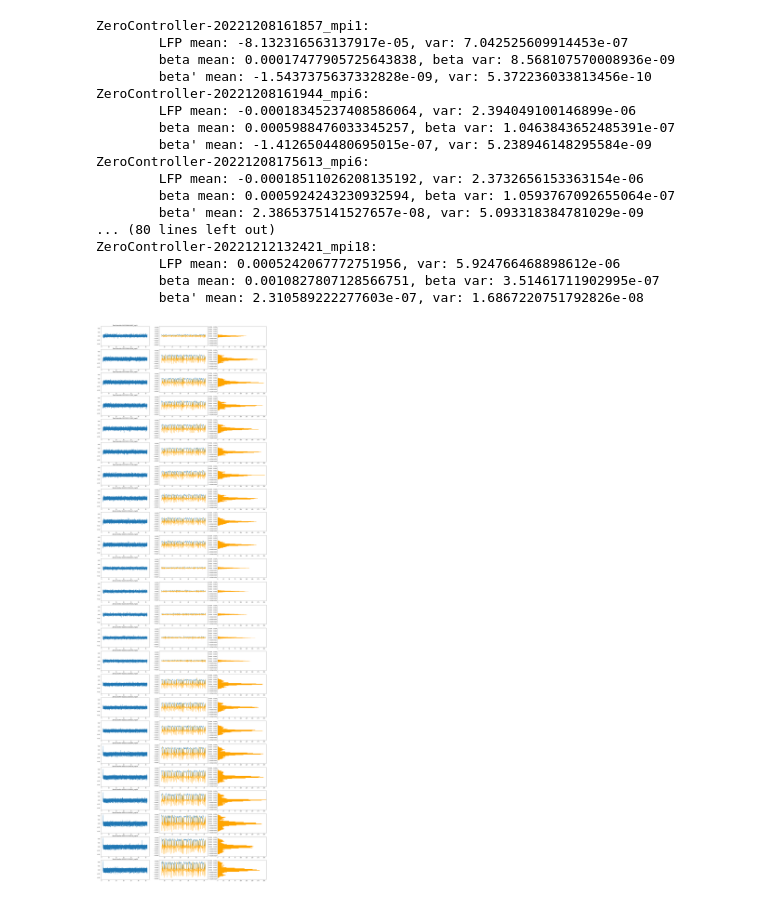
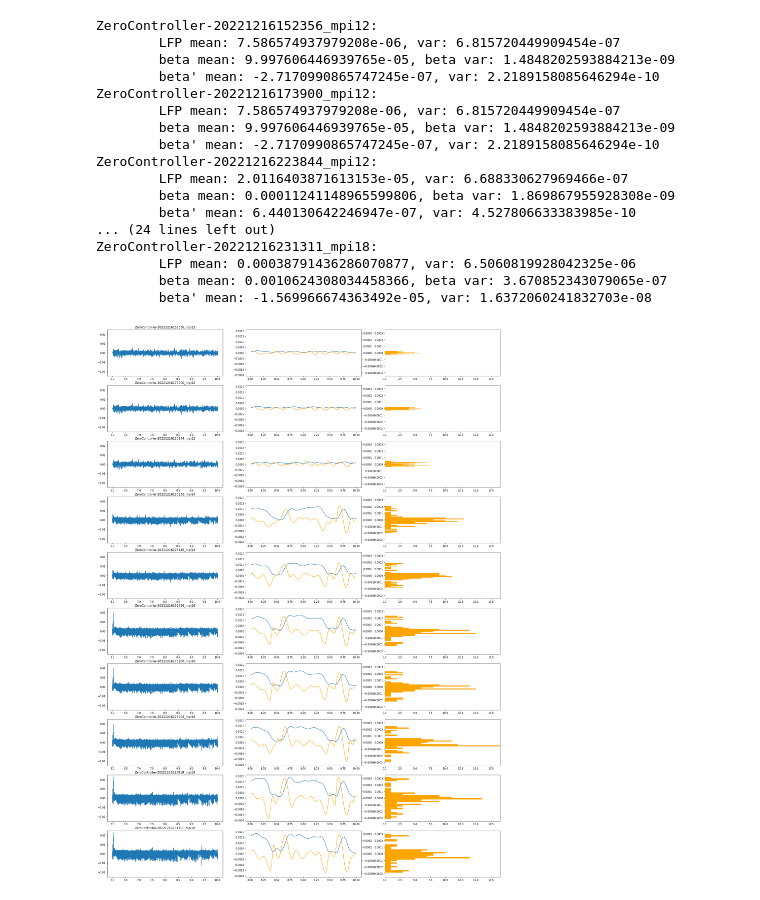
Before and after one commit to silvanx/CBG_Model_Fleming, a Jupyter notebook: Cortex_BasalGanglia_DBS_model/Simulation_Output_Results/plot_lfp_params.ipynb, the cells around one changed output. Drawn from its saved outputs; the diff is of its cells as text; code cells hidden in the pictures.

Commit message:
Plotting LFP and STN membrane voltage stats

```diff
--- a/Cortex_BasalGanglia_DBS_model/Simulation_Output_Results/plot_lfp_params.ipynb
+++ b/Cortex_BasalGanglia_DBS_model/Simulation_Output_Results/plot_lfp_params.ipynb
@@ -7,7 +7,7 @@ import numpy as np
 import pandas as pd
 import seaborn as sns
 # %%
-dir = Path('Zero_MPI_comparison/30s/')
+dir = Path('Zero_MPI_comparison/4s/')
 # %%
 res_dirs = [d for d in dir.iterdir() if d.is_dir()]
 res_dirs.sort(key=lambda s: int(s.name.split('_mpi')[-1]))
@@ -31,65 +31,82 @@ quant = {
 }
 
 for i, d in enumerate(res_dirs):
-    controller_t, _, controller_beta = u.load_controller_data(d, 'amplitude')
+    controller_t, _, controller_beta = u.load_controller_data(d, None)
     time_max = controller_t[-1] * 1000
     tt, rec = u.load_stn_lfp(d, 6000, time_max)
-    axs[i, 0].plot(tt / 1000, rec['signal'])
-    axs[i, 0].set_title(d.name)
-    axs[i, 1].plot(controller_t, controller_beta)
+    if num_results > 1:
+        axs[i, 0].plot(tt / 1000, rec['signal'])
+        axs[i, 0].set_title(d.name)
+        axs[i, 1].plot(controller_t, controller_beta)
+    else:
+        axs[0].plot(tt / 1000, rec['signal'])
+        axs[0].set_title(d.name)
+        axs[1].plot(controller_t, controller_beta)
     diff_beta = np.diff(controller_beta)
     if np.max(np.abs(diff_beta)) > range_diff:
         range_diff = np.max(np.abs(diff_beta))
     if np.max(np.abs(rec['signal'])) > range_lfp:
         range_lfp = np.max(np.abs(rec['signal']))
     if np.max(np.abs(controller_beta)) > range_beta:
         range_beta = np.max(np.abs(controller_beta))
-    ax2 = axs[i, 1].twinx()
+    if num_results > 1:
+        ax2 = axs[i, 1].twinx()
+    else:
+        ax2 = axs[1].twinx()
     axs_diff.append(ax2)
     ax2.plot(controller_t[:-1], diff_beta, color='orange')
-    h = axs[i, 2].hist(diff_beta, bins=30, color='orange', orientation='horizontal')
+    if num_results > 1:
+        h = axs[i, 2].hist(diff_beta, bins=30, color='orange', orientation='horizontal')
+    else:
+        h = axs[2].hist(diff_beta, bins=30, color='orange', orientation='horizontal')
     if h[0].max() > range_hist:
         range_hist = h[0].max()
     print(f"{d.name}:\n\tLFP mean: {rec['signal'].mean()}, var: {rec['signal'].var()}\n"
           f"\tbeta mean: {controller_beta.mean()}, beta var: {controller_beta.var()}\n"
           f"\tbeta' mean: {diff_beta.mean()}, var: {diff_beta.var()}")
     quant["threads"].append(int(d.name.split("_mpi")[-1]))
     quant["LFP mean"].append(rec['signal'].mean())
     quant["LFP var"].append(rec['signal'].var())
     quant["beta mean"].append(controller_beta.mean())
     quant["beta var"].append(controller_beta.var())
     quant["dbeta mean"].append(diff_beta.mean())
     quant["dbeta var"].append(diff_beta.var())
 
 
 range_diff *= 1.1
 range_lfp *= 1.1
 range_beta *= 1.1
 for i, ax in enumerate(axs_diff):
     ax.set_ylim([-range_diff, range_diff])
-    axs[i, 2].set_ylim([-range_diff, range_diff])
-    axs[i, 2].set_xlim([0, range_hist])
-    axs[i, 1].set_ylim([-range_beta, range_beta])
-    axs[i, 0].set_ylim([-range_lfp, range_lfp])
+    if num_results > 1:
+        axs[i, 2].set_ylim([-range_diff, range_diff])
+        axs[i, 2].set_xlim([0, range_hist])
+        axs[i, 1].set_ylim([-range_beta, range_beta])
+        axs[i, 0].set_ylim([-range_lfp, range_lfp])
+    else:
+        axs[2].set_ylim([-range_diff, range_diff])
+        axs[2].set_xlim([0, range_hist])
+        axs[1].set_ylim([-range_beta, range_beta])
+        axs[0].set_ylim([-range_lfp, range_lfp])
 # %% [output]
-ZeroController-20221208161857_mpi1:
-        LFP mean: -8.132316563137917e-05, var: 7.042525609914453e-07
-        beta mean: 0.00017477905725643838, beta var: 8.568107570008936e-09
-        beta' mean: -1.5437375637332828e-09, var: 5.372236033813456e-10
-ZeroController-20221208161944_mpi6:
-        LFP mean: -0.00018345237408586064, var: 2.394049100146899e-06
-        beta mean: 0.0005988476033345257, beta var: 1.0463843652485391e-07
-        beta' mean: -1.4126504480695015e-07, var: 5.238946148295584e-09
-ZeroController-20221208175613_mpi6:
-        LFP mean: -0.00018511026208135192, var: 2.3732656153363154e-06
-        beta mean: 0.0005924243230932594, beta var: 1.0593767092655064e-07
-        beta' mean: 2.3865375141527657e-08, var: 5.093318384781029e-09
-... (80 lines left out)
-ZeroController-20221212132421_mpi18:
-        LFP mean: 0.0005242067772751956, var: 5.924766468898612e-06
-        beta mean: 0.0010827807128566751, beta var: 3.51461711902995e-07
-        beta' mean: 2.310589222277603e-07, var: 1.6867220751792826e-08
+ZeroController-20221216152356_mpi12:
+        LFP mean: 7.586574937979208e-06, var: 6.815720449909454e-07
+        beta mean: 9.997606446939765e-05, beta var: 1.4848202593884213e-09
+        beta' mean: -2.7170990865747245e-07, var: 2.2189158085646294e-10
+ZeroController-20221216173900_mpi12:
+        LFP mean: 7.586574937979208e-06, var: 6.815720449909454e-07
+        beta mean: 9.997606446939765e-05, beta var: 1.4848202593884213e-09
+        beta' mean: -2.7170990865747245e-07, var: 2.2189158085646294e-10
+ZeroController-20221216223844_mpi12:
+        LFP mean: 2.0116403871613153e-05, var: 6.688330627969466e-07
+        beta mean: 0.00011241148965599806, beta var: 1.869867955928308e-09
+        beta' mean: 6.440130642246947e-07, var: 4.527806633383985e-10
+... (24 lines left out)
+ZeroController-20221216231311_mpi18:
+        LFP mean: 0.00038791436286070877, var: 6.5060819928042325e-06
+        beta mean: 0.0010624308034458366, beta var: 3.670852343079065e-07
+        beta' mean: -1.569966674363492e-05, var: 1.6372060241832703e-08
-[figure, old version]
+[figure, new version]
 # %%
 df = pd.DataFrame(quant)
 # %%
```
Also changed, not shown: parts of 1 cell of this notebook, 1 other file.
